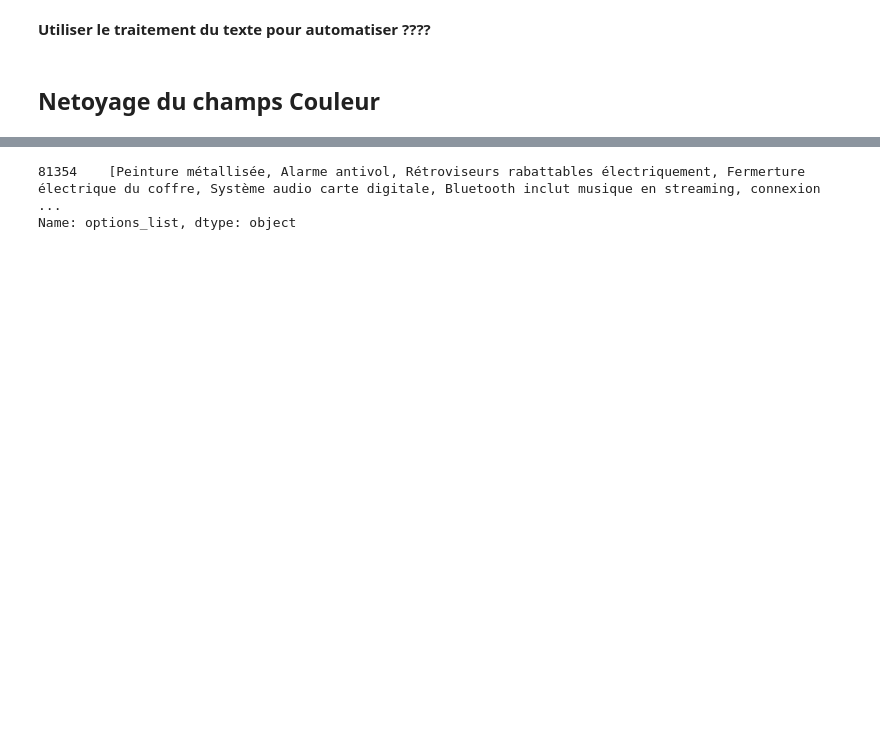
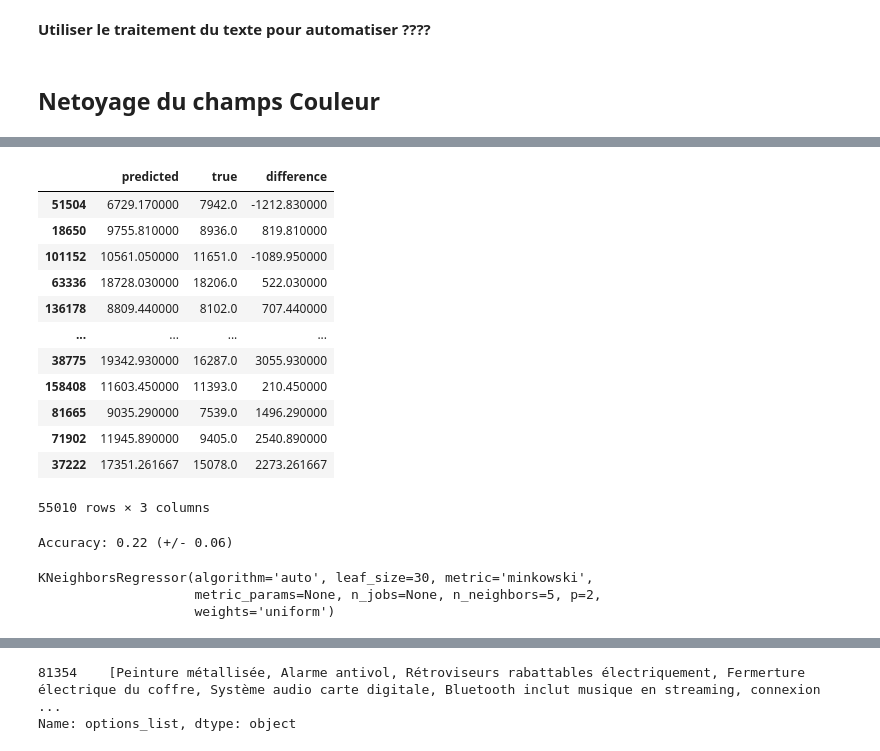
Before and after one commit to lyes1/projet_data_automobile, a Jupyter notebook: Projet_estimation_vehicule.ipynb, the cells around one changed output, grey strips where cells are left out. Drawn from its saved outputs; the diff is of its cells as text; code cells hidden in the pictures; blank space fills up the shorter version.

```diff
--- a/Projet_estimation_vehicule.ipynb
+++ b/Projet_estimation_vehicule.ipynb
@@ -369,0 +545,3 @@ IndentationError: unexpected indent (<ipython-input-139-00d2d185cec9>, line 15)
+# %%
+from sklearn.model_selection import train_test_split
+X_train, X_test, y_train, y_test = train_test_split(X, y, test_size=0.2, random_state=42)
@@ -369,0 +557,4 @@ IndentationError: unexpected indent (<ipython-input-139-00d2d185cec9>, line 15)
+# %%
+model = ensemble.RandomForestRegressor()
+scores = cross_val_score(model, X_train, y_train, cv=5)
+print("Accuracy: %0.2f (+/- %0.2f)" % (scores.mean(), scores.std() * 2))
@@ -369,0 +563,2 @@ IndentationError: unexpected indent (<ipython-input-139-00d2d185cec9>, line 15)
+# %%
+model.fit(X_train, y_train)
@@ -369,0 +573,33 @@ IndentationError: unexpected indent (<ipython-input-139-00d2d185cec9>, line 15)
+# %%
+pred = model.predict(X_test)
+# %%
+pred = pd.DataFrame.from_dict({'predicted':pred, 'true':y_test})
+pred['difference'] = pred.predicted - pred.true
+pred
+# %% [output]
+|  | predicted | true | difference |
+| 51504 | 6729.170000 | 7942.0 | -1212.830000 |
+| 18650 | 9755.810000 | 8936.0 | 819.810000 |
+| 101152 | 10561.050000 | 11651.0 | -1089.950000 |
+| 63336 | 18728.030000 | 18206.0 | 522.030000 |
+| 136178 | 8809.440000 | 8102.0 | 707.440000 |
+| ... | ... | ... | ... |
+| 38775 | 19342.930000 | 16287.0 | 3055.930000 |
+| 158408 | 11603.450000 | 11393.0 | 210.450000 |
+| 81665 | 9035.290000 | 7539.0 | 1496.290000 |
+| 71902 | 11945.890000 | 9405.0 | 2540.890000 |
+| 37222 | 17351.261667 | 15078.0 | 2273.261667 |
+55010 rows × 3 columns
+# %%
+from sklearn.neighbors import KNeighborsRegressor
+model = KNeighborsRegressor()
+scores = cross_val_score(model, X_train, y_train, cv=5)
+print("Accuracy: %0.2f (+/- %0.2f)" % (scores.mean(), scores.std() * 2))
+# %% [output]
+Accuracy: 0.22 (+/- 0.06)
+# %%
+model.fit(X_train, y_train)
+# %% [output]
+KNeighborsRegressor(algorithm='auto', leaf_size=30, metric='minkowski',
+                    metric_params=None, n_jobs=None, n_neighbors=5, p=2,
+                    weights='uniform')
```
Also changed, not shown: parts of 47 cells of this notebook.
